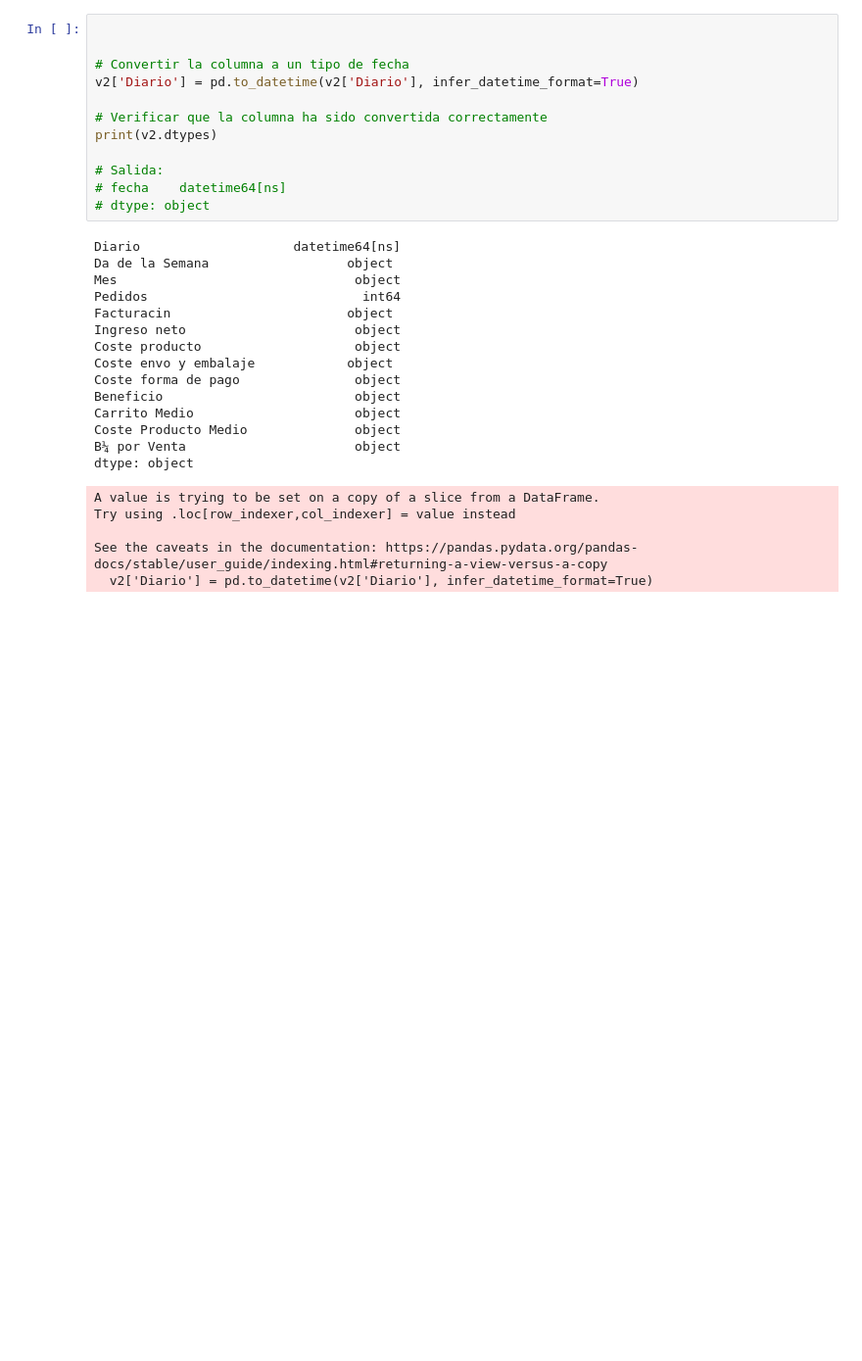
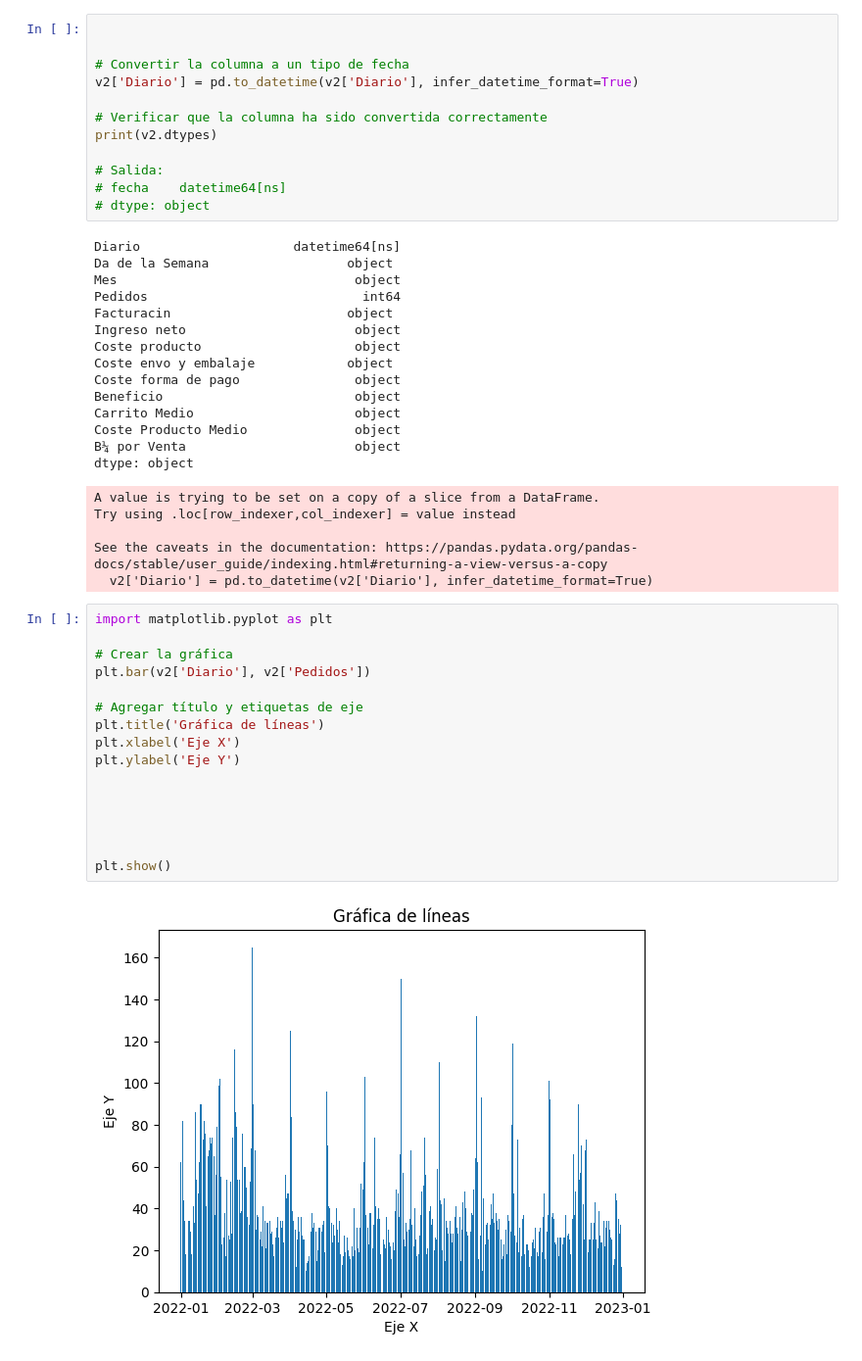
Before and after one commit to paulaalvarezsa/ventas_juguetes_adultos, a Jupyter notebook: sales.ipynb, the cells around one changed output. Shown: that part at 98% size. Cells and saved outputs as stored; diff of their text form; blank space fills up the shorter version.

```diff
--- a/sales.ipynb
+++ b/sales.ipynb
@@ -193,3 +193,21 @@ Try using .loc[row_indexer,col_indexer] = value instead
 
 See the caveats in the documentation: https://pandas.pydata.org/pandas-docs/stable/user_guide/indexing.html#returning-a-view-versus-a-copy
   v2['Diario'] = pd.to_datetime(v2['Diario'], infer_datetime_format=True)
+# %%
+import matplotlib.pyplot as plt
+
+# Crear la gráfica
+plt.bar(v2['Diario'], v2['Pedidos'])
+
+# Agregar título y etiquetas de eje
+plt.title('Gráfica de líneas')
+plt.xlabel('Eje X')
+plt.ylabel('Eje Y')
+
+
+
+
+
+plt.show()
+# %% [output]
+[figure, added]
```
Also changed, not shown: 2 other files.
